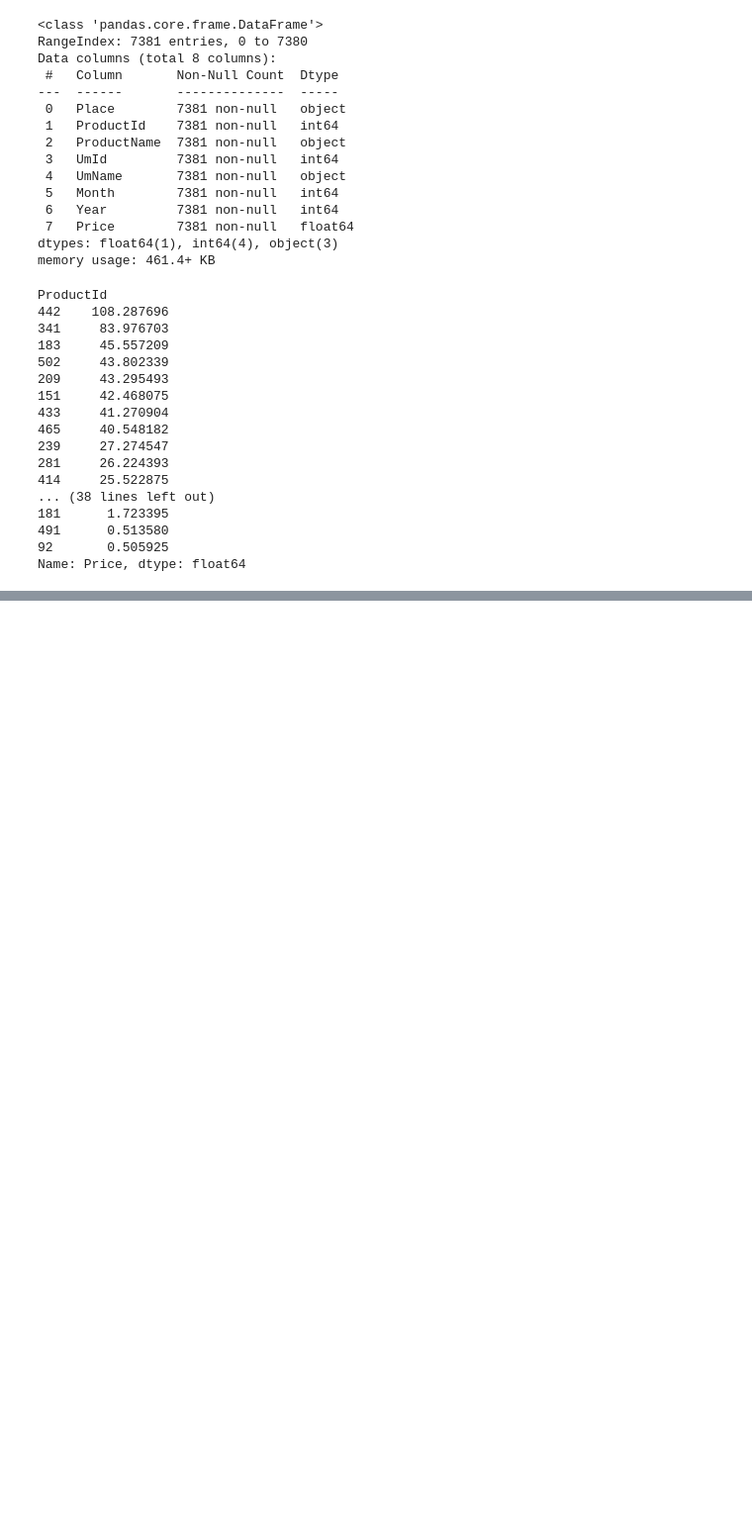
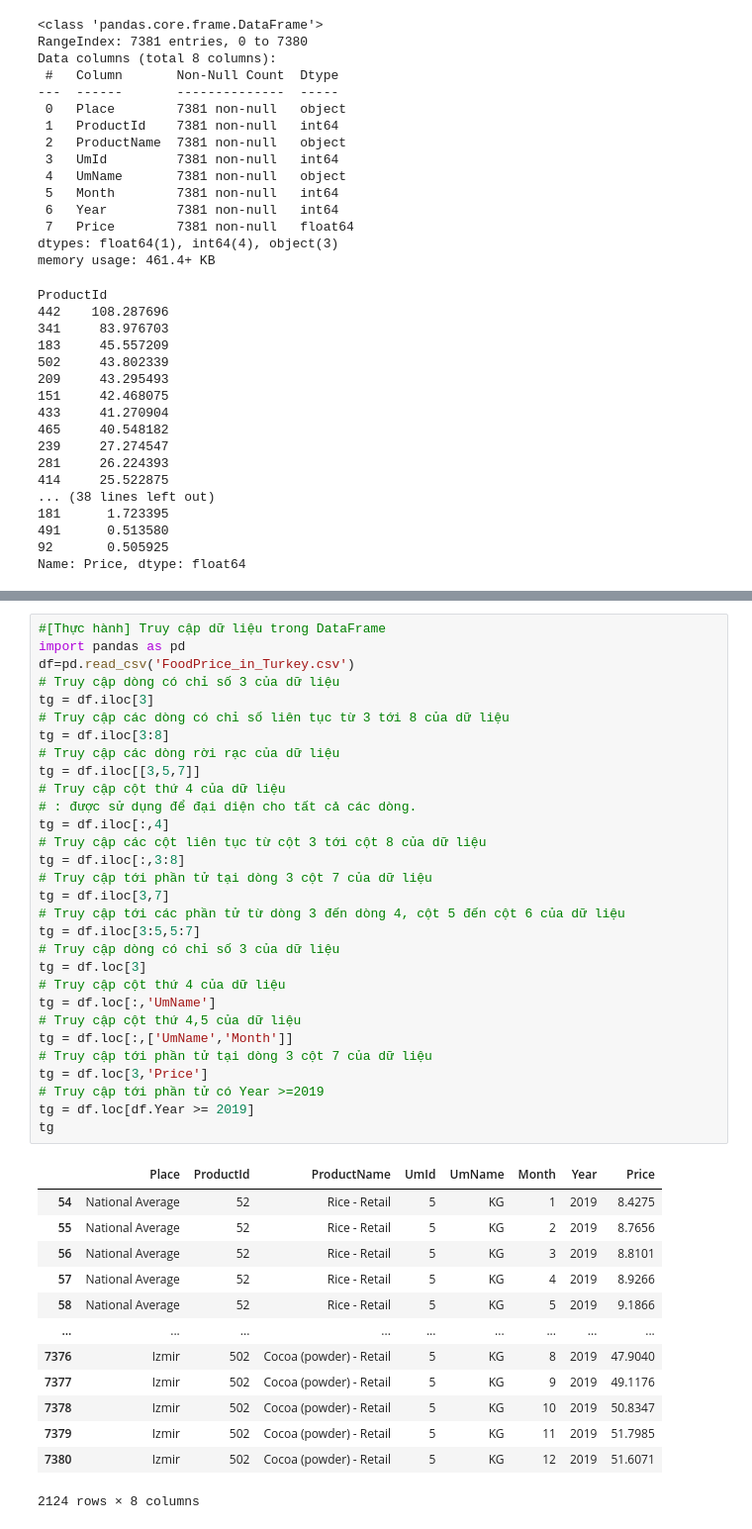
Before and after one commit to KimKieu123/DA30092022, a Jupyter notebook: BT Learn.ipynb, the cells around one changed output, grey strips where cells are left out. Shown: that part at 99% size. Drawn from its saved outputs; the diff is of its cells as text; blank space fills up the shorter version.

```diff
--- a/BT Learn.ipynb
+++ b/BT Learn.ipynb
@@ -203,0 +251,44 @@ ImportError: lxml not found, please install it
+# %%
+#[Thực hành] Truy cập dữ liệu trong DataFrame
+import pandas as pd
+df=pd.read_csv('FoodPrice_in_Turkey.csv')
+# Truy cập dòng có chỉ số 3 của dữ liệu
+tg = df.iloc[3]
+# Truy cập các dòng có chỉ số liên tục từ 3 tới 8 của dữ liệu
+tg = df.iloc[3:8]
+# Truy cập các dòng rời rạc của dữ liệu
+tg = df.iloc[[3,5,7]]
+# Truy cập cột thứ 4 của dữ liệu
+# : được sử dụng để đại diện cho tất cả các dòng.
+tg = df.iloc[:,4]
+# Truy cập các cột liên tục từ cột 3 tới cột 8 của dữ liệu
+tg = df.iloc[:,3:8]
+# Truy cập tới phần tử tại dòng 3 cột 7 của dữ liệu
+tg = df.iloc[3,7]
+# Truy cập tới các phần tử từ dòng 3 đến dòng 4, cột 5 đến cột 6 của dữ liệu
+tg = df.iloc[3:5,5:7]
+# Truy cập dòng có chỉ số 3 của dữ liệu
+tg = df.loc[3]
+# Truy cập cột thứ 4 của dữ liệu
+tg = df.loc[:,'UmName']
+# Truy cập cột thứ 4,5 của dữ liệu
+tg = df.loc[:,['UmName','Month']]
+# Truy cập tới phần tử tại dòng 3 cột 7 của dữ liệu
+tg = df.loc[3,'Price']
+# Truy cập tới phần tử có Year >=2019
+tg = df.loc[df.Year >= 2019]
+tg
+# %% [output]
+|  | Place | ProductId | ProductName | UmId | UmName | Month | Year | Price |
+| 54 | National Average | 52 | Rice - Retail | 5 | KG | 1 | 2019 | 8.4275 |
+| 55 | National Average | 52 | Rice - Retail | 5 | KG | 2 | 2019 | 8.7656 |
+| 56 | National Average | 52 | Rice - Retail | 5 | KG | 3 | 2019 | 8.8101 |
+| 57 | National Average | 52 | Rice - Retail | 5 | KG | 4 | 2019 | 8.9266 |
+| 58 | National Average | 52 | Rice - Retail | 5 | KG | 5 | 2019 | 9.1866 |
+| ... | ... | ... | ... | ... | ... | ... | ... | ... |
+| 7376 | Izmir | 502 | Cocoa (powder) - Retail | 5 | KG | 8 | 2019 | 47.9040 |
+| 7377 | Izmir | 502 | Cocoa (powder) - Retail | 5 | KG | 9 | 2019 | 49.1176 |
+| 7378 | Izmir | 502 | Cocoa (powder) - Retail | 5 | KG | 10 | 2019 | 50.8347 |
+| 7379 | Izmir | 502 | Cocoa (powder) - Retail | 5 | KG | 11 | 2019 | 51.7985 |
+| 7380 | Izmir | 502 | Cocoa (powder) - Retail | 5 | KG | 12 | 2019 | 51.6071 |
+2124 rows × 8 columns
```
Also changed, not shown: parts of 3 cells of this notebook, 4 other files.
